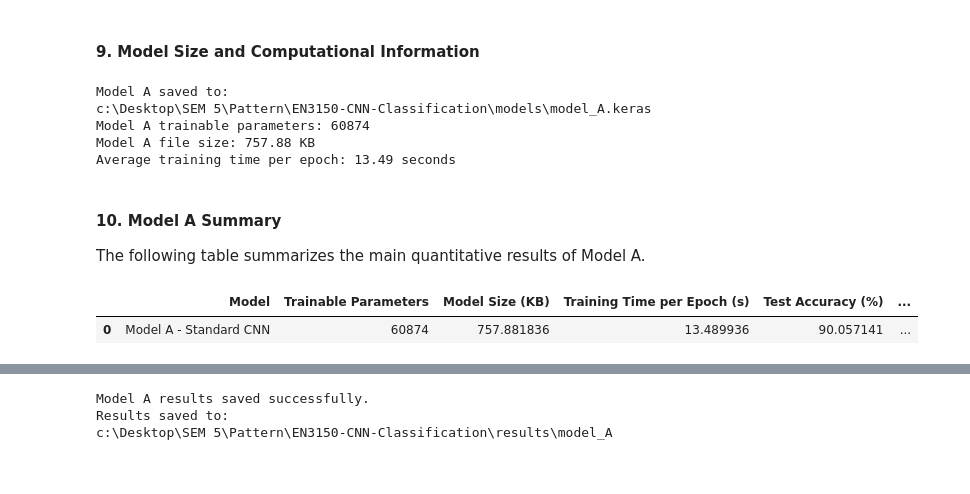
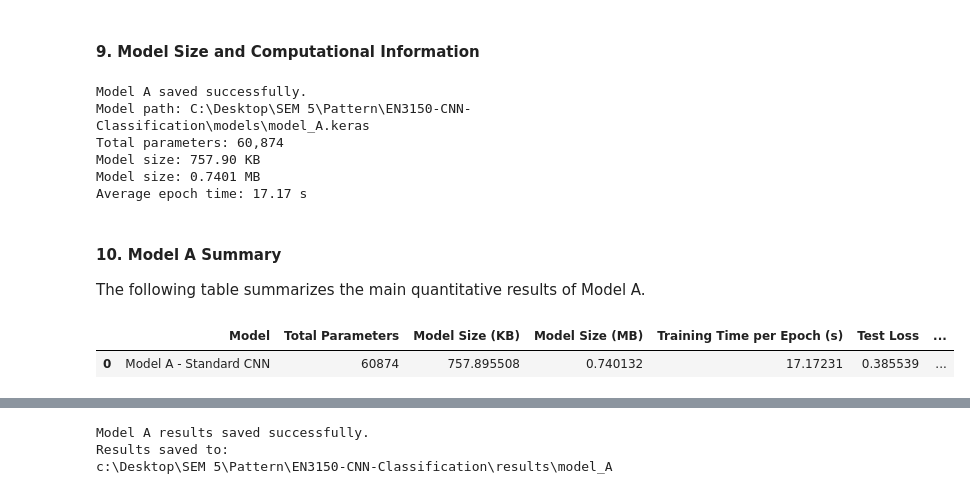
Before and after one commit to Saruka03/EN3150-CNN-Classification, a Jupyter notebook: notebooks/02_Model_A_Standard_CNN.ipynb, the cells around one changed output, grey strips where cells are left out. Saved outputs shown, nothing was run; the diff lists cells and outputs as text; code cells hidden in the pictures.

```diff
--- a/notebooks/02_Model_A_Standard_CNN.ipynb
+++ b/notebooks/02_Model_A_Standard_CNN.ipynb
@@ -618,47 +879,59 @@ plt.show()
 # %% [markdown]
 #### **9. Model Size and Computational Information**
 # %%
+# Save final Model A
+
+from pathlib import Path
 import os
 
-MODEL_A_PATH = "../models/model_A.keras"
+MODEL_DIR = Path("../models")
+MODEL_DIR.mkdir(parents=True, exist_ok=True)
 
-os.makedirs("../models", exist_ok=True)
+MODEL_A_PATH = MODEL_DIR / "model_A.keras"
 
-model_A.save(MODEL_A_PATH)
+model_A.save(str(MODEL_A_PATH))
 
-print("Model A saved to:")
-print(os.path.abspath(MODEL_A_PATH))
+model_A_file_size_bytes = MODEL_A_PATH.stat().st_size
+model_A_file_size_kb = model_A_file_size_bytes / 1024
+model_A_file_size_mb = model_A_file_size_bytes / (1024 ** 2)
 
-model_A_file_size_bytes = os.path.getsize(MODEL_A_PATH)
-model_A_file_size_kb = model_A_file_size_bytes / 1024
-
-print("Model A trainable parameters:", model_A.count_params())
-print(f"Model A file size: {model_A_file_size_kb:.2f} KB")
-print(f"Average training time per epoch: {average_epoch_time_A:.2f} seconds")
+print("Model A saved successfully.")
+print("Model path:", MODEL_A_PATH.resolve())
+print(f"Total parameters: {model_A.count_params():,}")
+print(f"Model size: {model_A_file_size_kb:.2f} KB")
+print(f"Model size: {model_A_file_size_mb:.4f} MB")
+print(f"Average epoch time: {average_epoch_time_A:.2f} s")
 # %% [output]
-Model A saved to:
-c:\Desktop\SEM 5\Pattern\EN3150-CNN-Classification\models\model_A.keras
-Model A trainable parameters: 60874
-Model A file size: 757.88 KB
-Average training time per epoch: 13.49 seconds
+Model A saved successfully.
+Model path: C:\Desktop\SEM 5\Pattern\EN3150-CNN-Classification\models\model_A.keras
+Total parameters: 60,874
+Model size: 757.90 KB
+Model size: 0.7401 MB
+Average epoch time: 17.17 s
 # %% [markdown]
 #### **10. Model A Summary**
 The following table summarizes the main quantitative results of Model A.
 # %%
+# Final Model A results table
+
 model_A_results = pd.DataFrame({
     "Model": ["Model A - Standard CNN"],
-    "Trainable Parameters": [model_A.count_params()],
+    "Total Parameters": [model_A.count_params()],
     "Model Size (KB)": [model_A_file_size_kb],
+    "Model Size (MB)": [model_A_file_size_mb],
     "Training Time per Epoch (s)": [average_epoch_time_A],
+    "Test Loss": [test_loss_A],
     "Test Accuracy (%)": [test_accuracy_A * 100],
     "Weighted Precision": [precision_A],
-    "Weighted Recall": [recall_A]
+    "Weighted Recall": [recall_A],
+    "Macro Precision": [macro_precision_A],
+    "Macro Recall": [macro_recall_A]
 })
 
 model_A_results
 # %% [output]
-|  | Model | Trainable Parameters | Model Size (KB) | Training Time per Epoch (s) | Test Accuracy (%) | ... |
-| 0 | Model A - Standard CNN | 60874 | 757.881836 | 13.489936 | 90.057141 | ... |
+|  | Model | Total Parameters | Model Size (KB) | Model Size (MB) | Training Time per Epoch (s) | Test Loss | ... |
+| 0 | Model A - Standard CNN | 60874 | 757.895508 | 0.740132 | 17.17231 | 0.385539 | ... |
 # %%
 # Verify final results
 print("========== MODEL A FINAL RESULTS ==========")
```
Also changed, not shown: parts of 21 cells of this notebook, 4 other files.
